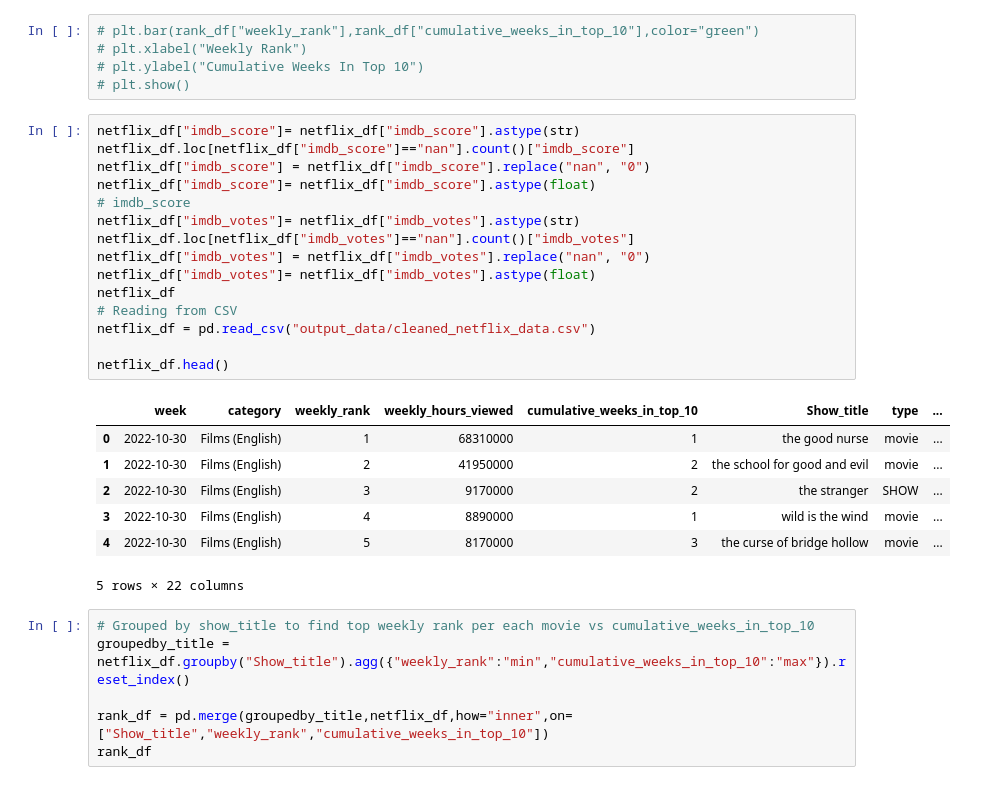
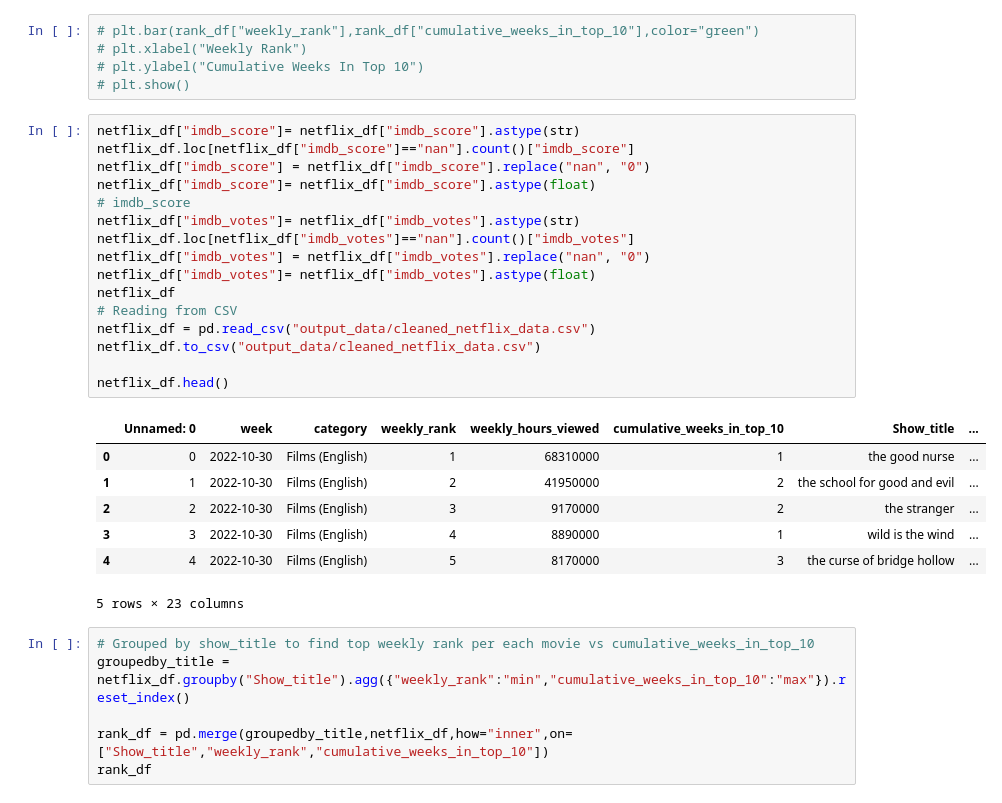
Before and after one commit to EdithLotterman/Project-1-Team-8, a Jupyter notebook: netflix_project.ipynb, the cells around one changed output. Saved outputs shown, nothing was run; the diff lists cells and outputs as text.

```diff
--- a/netflix_project.ipynb
+++ b/netflix_project.ipynb
@@ -151,26 +151,27 @@ netflix_df.head()
 # %%
 netflix_df["imdb_score"]= netflix_df["imdb_score"].astype(str)
 netflix_df.loc[netflix_df["imdb_score"]=="nan"].count()["imdb_score"]
 netflix_df["imdb_score"] = netflix_df["imdb_score"].replace("nan", "0")
 netflix_df["imdb_score"]= netflix_df["imdb_score"].astype(float)
 # imdb_score
 netflix_df["imdb_votes"]= netflix_df["imdb_votes"].astype(str)
 netflix_df.loc[netflix_df["imdb_votes"]=="nan"].count()["imdb_votes"]
 netflix_df["imdb_votes"] = netflix_df["imdb_votes"].replace("nan", "0")
 netflix_df["imdb_votes"]= netflix_df["imdb_votes"].astype(float)
 netflix_df
 # Reading from CSV
 netflix_df = pd.read_csv("output_data/cleaned_netflix_data.csv")
+netflix_df.to_csv("output_data/cleaned_netflix_data.csv")
 
 netflix_df.head()
 # %% [output]
-|  | week | category | weekly_rank | weekly_hours_viewed | cumulative_weeks_in_top_10 | Show_title | type | ... |
-| 0 | 2022-10-30 | Films (English) | 1 | 68310000 | 1 | the good nurse | movie | ... |
-| 1 | 2022-10-30 | Films (English) | 2 | 41950000 | 2 | the school for good and evil | movie | ... |
-| 2 | 2022-10-30 | Films (English) | 3 | 9170000 | 2 | the stranger | SHOW | ... |
-| 3 | 2022-10-30 | Films (English) | 4 | 8890000 | 1 | wild is the wind | movie | ... |
-| 4 | 2022-10-30 | Films (English) | 5 | 8170000 | 3 | the curse of bridge hollow | movie | ... |
+|  | Unnamed: 0 | week | category | weekly_rank | weekly_hours_viewed | cumulative_weeks_in_top_10 | Show_title | ... |
+| 0 | 0 | 2022-10-30 | Films (English) | 1 | 68310000 | 1 | the good nurse | ... |
+| 1 | 1 | 2022-10-30 | Films (English) | 2 | 41950000 | 2 | the school for good and evil | ... |
+| 2 | 2 | 2022-10-30 | Films (English) | 3 | 9170000 | 2 | the stranger | ... |
+| 3 | 3 | 2022-10-30 | Films (English) | 4 | 8890000 | 1 | wild is the wind | ... |
+| 4 | 4 | 2022-10-30 | Films (English) | 5 | 8170000 | 3 | the curse of bridge hollow | ... |
-5 rows × 22 columns
+5 rows × 23 columns
 # %%
 # Grouped by show_title to find top weekly rank per each movie vs cumulative_weeks_in_top_10
 groupedby_title = netflix_df.groupby("Show_title").agg({"weekly_rank":"min","cumulative_weeks_in_top_10":"max"}).reset_index()
```
Also changed, not shown: 2 other files.
